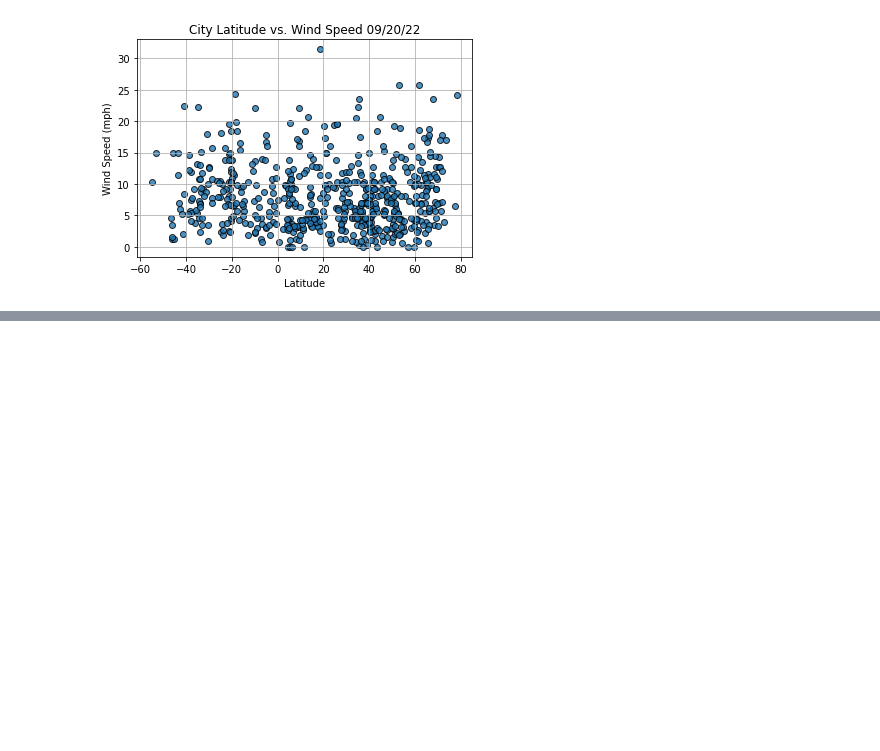
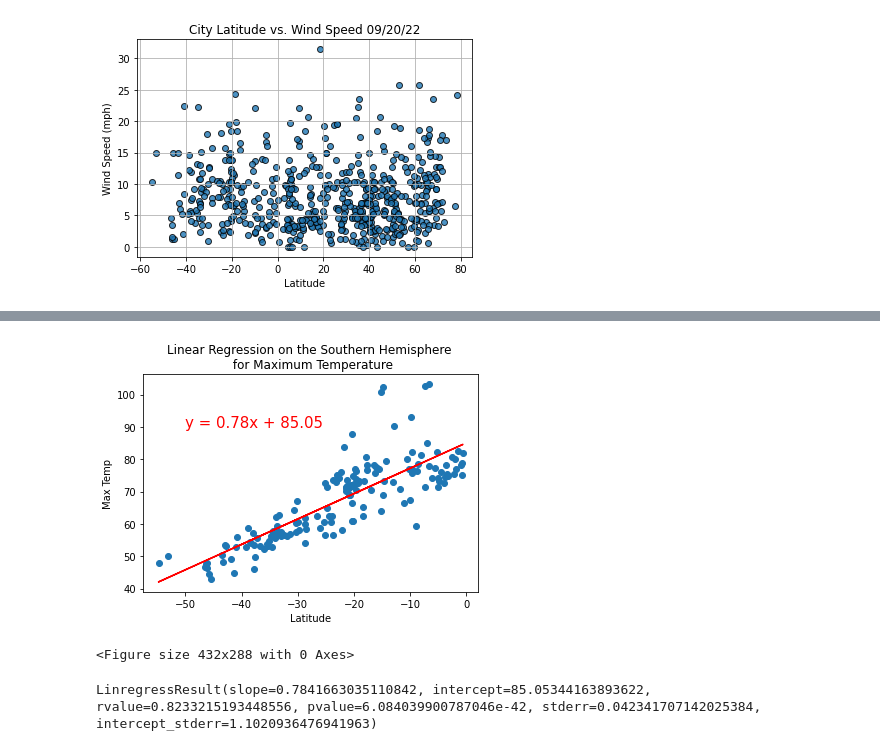
Before and after one commit to ireneshin26/World_Weather_Analysis, a Jupyter notebook: WeatherPy.ipynb, the cells around one changed output, grey strips where cells are left out. Saved outputs shown, nothing was run; the diff lists cells and outputs as text; code cells hidden in the pictures; blank space fills up the shorter version.

```diff
--- a/WeatherPy.ipynb
+++ b/WeatherPy.ipynb
@@ -256,0 +326,16 @@ plt.show()
+# %%
+# Linear regression on the Southern Hemisphere - Latitude vs Max Temp
+x_values = southern_hemi_df["Lat"]
+y_values = southern_hemi_df["Max Temp"]
+# Call the function.
+plot_linear_regression(x_values, y_values,
+                       'Linear Regression on the Southern Hemisphere \n for Maximum Temperature', 'Max Temp',(-50,90))
+# Save the figure.
+plt.savefig("weather_data/Lat_v_MaxTemp_Southern.png")
+# %% [output]
+[figure, added]
+<Figure size 432x288 with 0 Axes>
+# %%
+linregress(southern_hemi_df["Lat"], southern_hemi_df["Max Temp"])
+# %% [output]
+LinregressResult(slope=0.7841663035110842, intercept=85.05344163893622, rvalue=0.8233215193448556, pvalue=6.084039900787046e-42, stderr=0.042341707142025384, intercept_stderr=1.1020936476941963)
```
Also changed, not shown: parts of 23 cells of this notebook, 9 other files.
